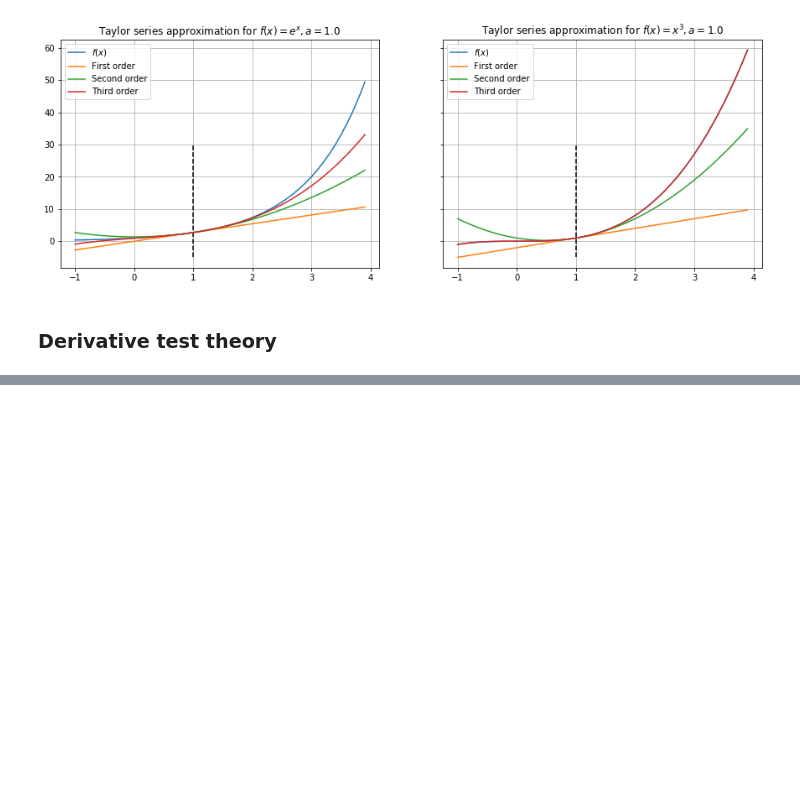
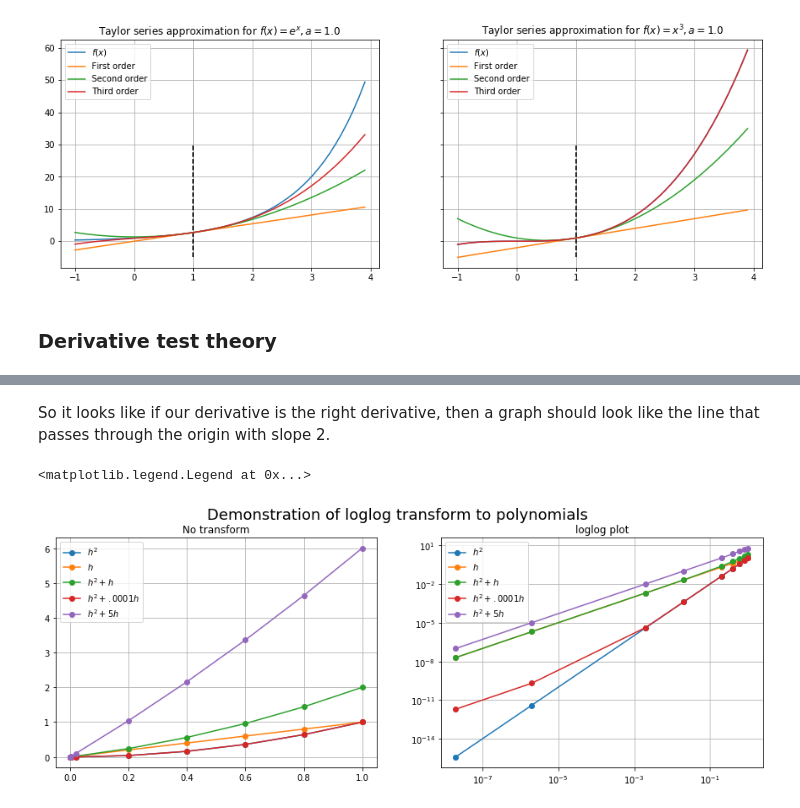
Before and after one commit to tXiao95/py_experiments, a Jupyter notebook: TaylorTheoremAndVerifyingDerivatives.ipynb, the cells around one changed output, grey strips where cells are left out. Cells and saved outputs as stored; diff of their text form; code cells hidden in the pictures; blank space fills up the shorter version.

```diff
--- a/TaylorTheoremAndVerifyingDerivatives.ipynb
+++ b/TaylorTheoremAndVerifyingDerivatives.ipynb
@@ -193,0 +178,41 @@ The log log plot turns them into lines, each with a slope equal to their exponen
+# %% [markdown]
+So it looks like if our derivative is the right derivative, then a graph should look like the line that passes through the
+origin with slope 2.
+# %%
+h = np.array([1,.8,.6,.4,2e-1,2e-2,2e-3,2e-6,2e-8])
+d = 1.
+w = 1.
+
+a = 2
+b = 3
+c = 4
+
+y1 = h
+y2 = h**2
+y3 = h**2 + h
+y4 = h**2 + 1e-4*h
+y5 = h**2 + 5*h
+
+fig, ((ax1, ax2)) = plt.subplots(1, 2, figsize=(15,5))
+fig.suptitle("Demonstration of loglog transform to polynomials", fontsize=18)
+ax1.grid(b=True)
+ax1.plot(h, y2, label="$h^2$", marker="o")
+ax1.plot(h, y1, label="$h$", marker="o")
+ax1.plot(h, y3, label="$h^2+h$", marker="o")
+ax1.plot(h, y4, label="$h^2+.0001h$", marker="o")
+ax1.plot(h, y5, label="$h^2+5h$", marker="o")
+ax1.set_title("No transform")
+ax1.legend()
+ax2.grid(b=True)
+ax2.plot(h, y2, label="$h^2$", marker="o")
+ax2.plot(h, y1, label="$h$", marker="o")
+ax2.plot(h, y3, label="$h^2+h$", marker="o")
+ax2.plot(h, y4, label="$h^2+.0001h$", marker="o")
+ax2.plot(h, y5, label="$h^2+5h$", marker="o")
+ax2.set_xscale("log")
+ax2.set_yscale("log")
+ax2.set_title("loglog plot")
+ax2.legend()
+# %% [output]
+<matplotlib.legend.Legend at 0x...>
+[figure, added]
```
Also changed, not shown: parts of 46 cells of this notebook.
